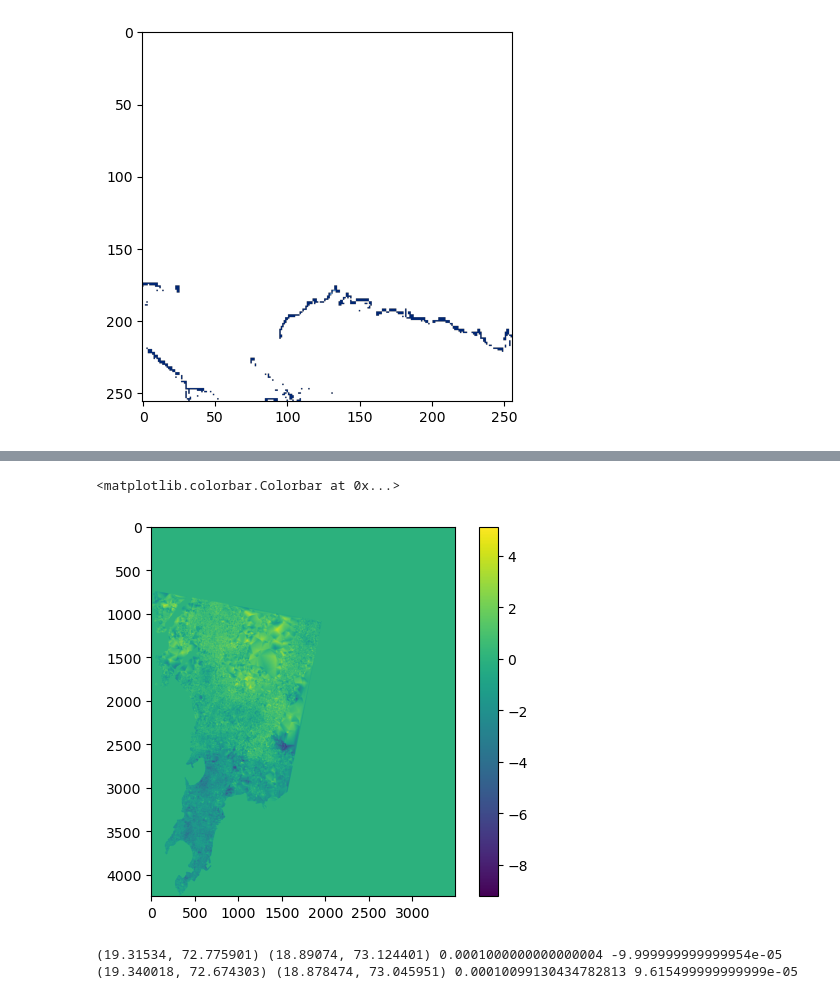
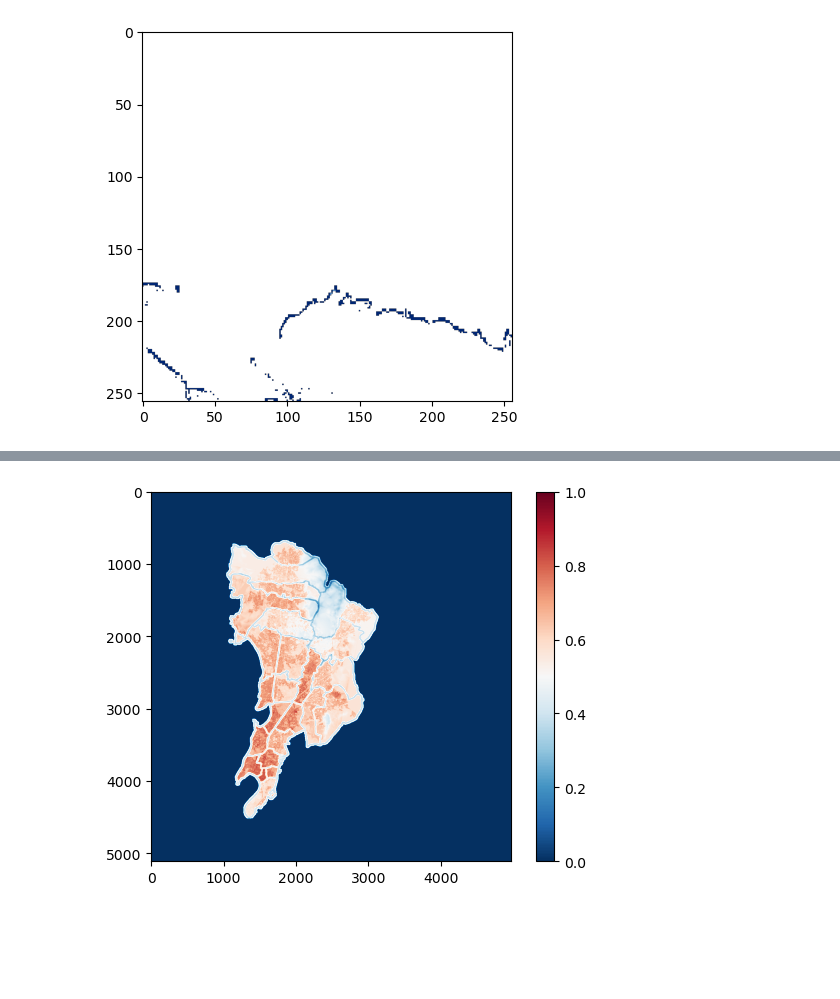
Before and after one commit to bhavya132/SIHTeamUniform, a Jupyter notebook: vulnerability_map.ipynb, the cells around one changed output, grey strips where cells are left out. Saved outputs shown, nothing was run; the diff lists cells and outputs as text; code cells hidden in the pictures; blank space fills up the shorter version.

```diff
--- a/vulnerability_map.ipynb
+++ b/vulnerability_map.ipynb
@@ -390,4 +441,0 @@ img_array.shape
-# %%
-UL = (uly,ulx)
-LR = (lry,lrx)
-print(UL,LR)
@@ -396,9 +463,9 @@ print(UL,LR)
 # %%
-landuse = np.asarray(Image.open(r'layer/all.png'))
+landuse = np.asarray(Image.open(r'data\landuse_png\landuse_weights.png'))
 plt.figure()
 plt.imshow(landuse)
 plt.show()
-
+print(landuse.shape)
 lry_lu = 18.878474
 ulx_lu = 72.674303
 uly_lu = 19.3400180
@@ -410,4 +477,5 @@ print(UL_lu,LR_lu)
 yres_lu = (uly_lu - lry_lu)/landuse.shape[0]
 xres_lu = (lrx_lu - ulx_lu)/landuse.shape[1]
 print(xres_lu,yres_lu)
+print(f'min: {landuse.min()}, max: {landuse.max()}')
 # %% [output]
@@ -429,0 +554,20 @@ plt.show()
+# %%
+def normalise_img(im):
+    max_im = im.max()
+    min_im = im.min()
+    return (im - min_im)/(max_im - min_im)
+
+fig, axes = plt.subplots(1,4,figsize=(15,5))
+im = axes[0].imshow(normalise_img(land_subsidence))
+fig.colorbar(im, ax = axes[0])
+axes[0].set_title('Land subsidence (mm/year)')
+im = axes[1].imshow(normalise_img(mumbai_dem))
+fig.colorbar(im, ax = axes[1])
+axes[1].set_title('DEM (m)')
+im = axes[2].imshow(normalise_img(landuse))
+fig.colorbar(im, ax = axes[2])
+axes[2].set_title('Land use weights')
+im = axes[3].imshow(normalise_img(popn_density_weights))
+fig.colorbar(im, ax = axes[3])
+axes[3].set_title('Population Density Weights')
+plt.show()
@@ -429,0 +576,9 @@ plt.show()
+# %%
+extents = {'land_subsidence':{'UL':UL_subs,'LR':LR_subs,'xres':xres_subs,'yres':yres_subs},
+           'mumbai_dem':{'UL':UL_dem,'LR':LR_dem,'xres':xres_dem,'yres':yres_dem},
+           'landuse': {'UL':(19.343, 72.672),'LR':LR_lu,'xres':xres_lu,'yres':yres_lu},
+           'popn_density': {'UL':(19.343, 72.672),'LR':LR_den,'xres':xres_den,'yres':yres_den},
+           'mask': {'UL':(19.343, 72.672),'LR':LR_den,'xres':xres_den,'yres':yres_den}
+           }
+
+extents
@@ -430,14 +839,8 @@ plt.show()
 # %%
 
 plt.figure()
-plt.imshow(img_array)
+plt.imshow(vul_map/vul_map.max(),cmap='RdBu_r')
 plt.colorbar()
+plt.show()
 # %% [output]
-<matplotlib.colorbar.Colorbar at 0x...>
-[figure, old version]
+[figure, new version]
-# %%
-print(UL, LR, xres, yres)
-print(UL_lu, LR_lu, (LR_lu[1] - UL_lu[1])/resized_landuse.shape[1], (UL_lu[0] - LR_lu[0])/resized_landuse.shape[0])
-# %% [output]
-(19.31534, 72.775901) (18.89074, 73.124401) 0.0001000000000000004 -9.999999999999954e-05
-(19.340018, 72.674303) (18.878474, 73.045951) 0.00010099130434782813 9.615499999999999e-05
```
Also changed, not shown: parts of 29 cells of this notebook, 19 other files.
